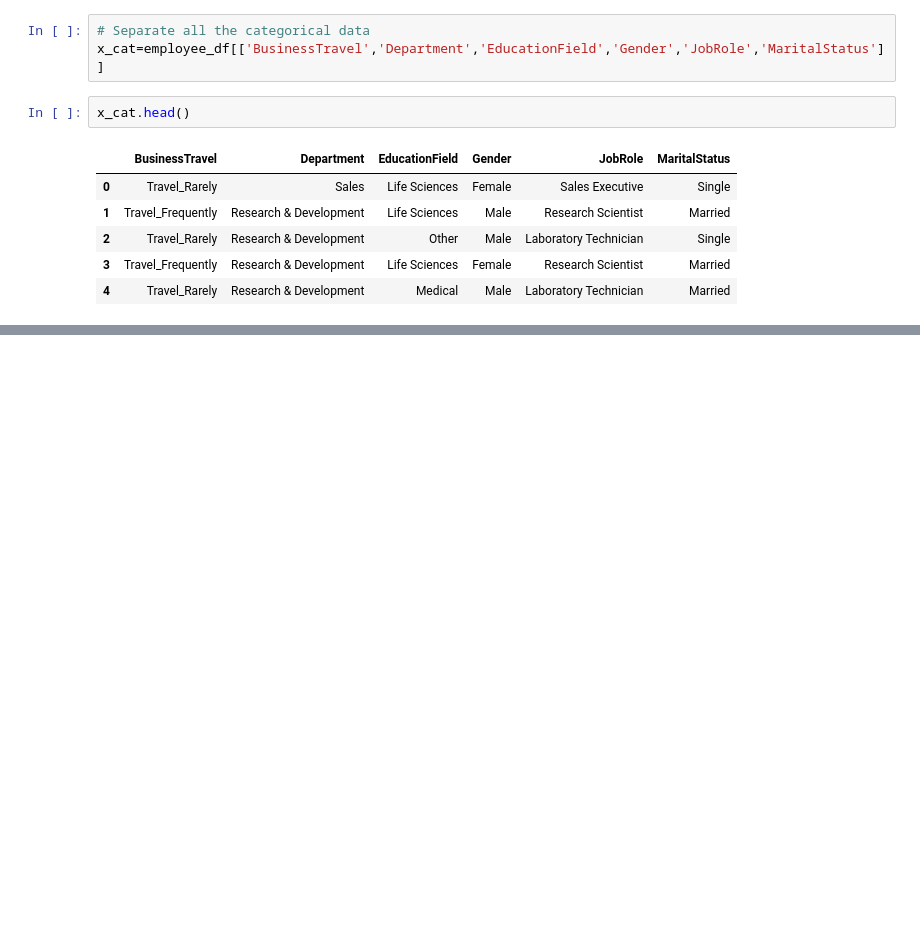
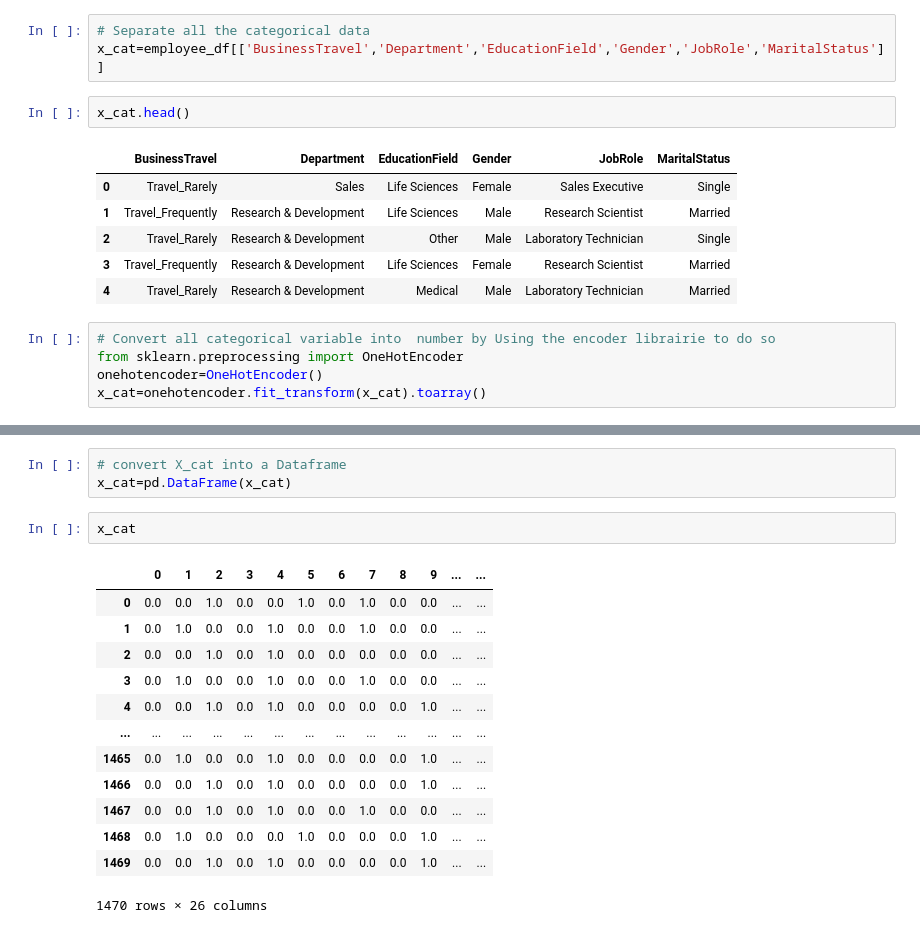
Before and after one commit to alby007100/DatAnalysis_python, a Jupyter notebook: Human Resoources Analysis.ipynb, the cells around one changed output, grey strips where cells are left out. Cells and saved outputs as stored; diff of their text form; blank space fills up the shorter version.

```diff
--- a/Human Resoources Analysis.ipynb
+++ b/Human Resoources Analysis.ipynb
@@ -178,3 +176,8 @@ x_cat.head()
 | 2 | Travel_Rarely | Research & Development | Other | Male | Laboratory Technician | Single |
 | 3 | Travel_Frequently | Research & Development | Life Sciences | Female | Research Scientist | Married |
 | 4 | Travel_Rarely | Research & Development | Medical | Male | Laboratory Technician | Married |
+# %%
+# Convert all categorical variable into  number by Using the encoder librairie to do so
+from sklearn.preprocessing import OneHotEncoder
+onehotencoder=OneHotEncoder()
+x_cat=onehotencoder.fit_transform(x_cat).toarray()
@@ -180,0 +194,19 @@ x_cat.head()
+# %%
+# convert X_cat into a Dataframe
+x_cat=pd.DataFrame(x_cat)
+# %%
+x_cat
+# %% [output]
+|  | 0 | 1 | 2 | 3 | 4 | 5 | 6 | 7 | 8 | 9 | ... | ... |
+| 0 | 0.0 | 0.0 | 1.0 | 0.0 | 0.0 | 1.0 | 0.0 | 1.0 | 0.0 | 0.0 | ... | ... |
+| 1 | 0.0 | 1.0 | 0.0 | 0.0 | 1.0 | 0.0 | 0.0 | 1.0 | 0.0 | 0.0 | ... | ... |
+| 2 | 0.0 | 0.0 | 1.0 | 0.0 | 1.0 | 0.0 | 0.0 | 0.0 | 0.0 | 0.0 | ... | ... |
+| 3 | 0.0 | 1.0 | 0.0 | 0.0 | 1.0 | 0.0 | 0.0 | 1.0 | 0.0 | 0.0 | ... | ... |
+| 4 | 0.0 | 0.0 | 1.0 | 0.0 | 1.0 | 0.0 | 0.0 | 0.0 | 0.0 | 1.0 | ... | ... |
+| ... | ... | ... | ... | ... | ... | ... | ... | ... | ... | ... | ... | ... |
+| 1465 | 0.0 | 1.0 | 0.0 | 0.0 | 1.0 | 0.0 | 0.0 | 0.0 | 0.0 | 1.0 | ... | ... |
+| 1466 | 0.0 | 0.0 | 1.0 | 0.0 | 1.0 | 0.0 | 0.0 | 0.0 | 0.0 | 1.0 | ... | ... |
+| 1467 | 0.0 | 0.0 | 1.0 | 0.0 | 1.0 | 0.0 | 0.0 | 1.0 | 0.0 | 0.0 | ... | ... |
+| 1468 | 0.0 | 1.0 | 0.0 | 0.0 | 0.0 | 1.0 | 0.0 | 0.0 | 0.0 | 1.0 | ... | ... |
+| 1469 | 0.0 | 0.0 | 1.0 | 0.0 | 1.0 | 0.0 | 0.0 | 0.0 | 0.0 | 1.0 | ... | ... |
+1470 rows × 26 columns
```
Also changed, not shown: parts of 24 cells of this notebook.
